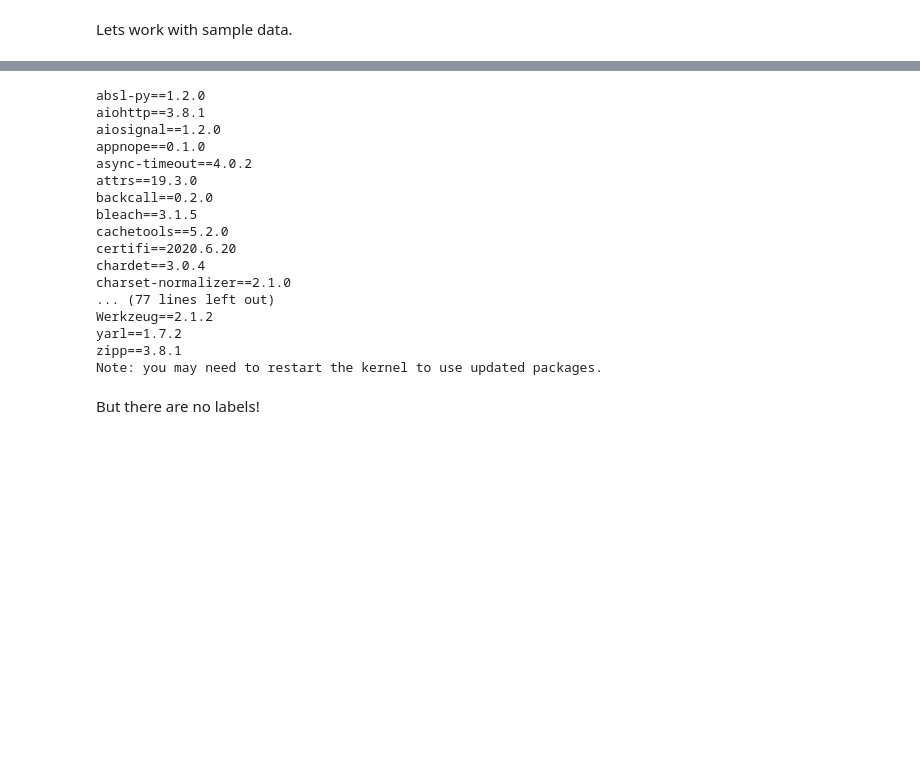
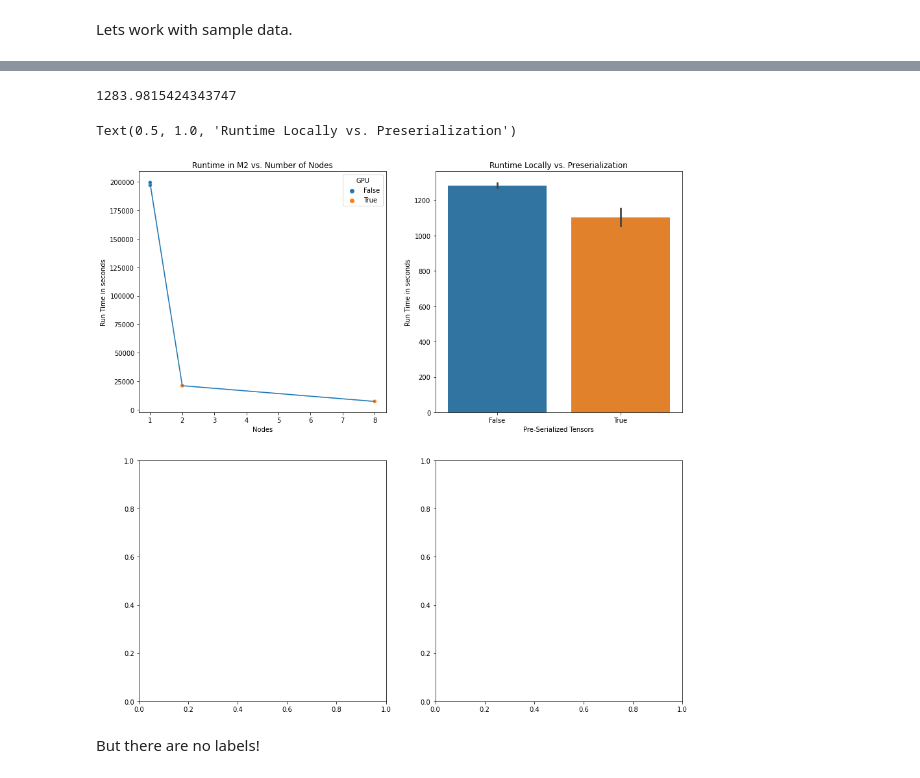
Before and after one commit to RiccoFerraro/msds_hpc_project_ricco_ferraro, a Jupyter notebook: notebooks/pytorch-diabetic-retinopathy.ipynb, the cells around one changed output, grey strips where cells are left out. Cells and saved outputs as stored; diff of their text form; code cells hidden in the pictures; blank space fills up the shorter version.

```diff
--- a/notebooks/pytorch-diabetic-retinopathy.ipynb
+++ b/notebooks/pytorch-diabetic-retinopathy.ipynb
@@ -21,25 +21,34 @@ WARNING: You are using pip version 20.1.1; however, version 22.1.2 is available.
 You should consider upgrading via the '/Library/Frameworks/Python.framework/Versions/3.8/bin/python3.8 -m pip install --upgrade pip' command.
 Note: you may need to restart the kernel to use updated packages.
-# %%
-pip freeze
-# %% [output]
-absl-py==1.2.0
-aiohttp==3.8.1
-aiosignal==1.2.0
-appnope==0.1.0
-async-timeout==4.0.2
-attrs==19.3.0
-backcall==0.2.0
-bleach==3.1.5
-cachetools==5.2.0
-certifi==2020.6.20
-chardet==3.0.4
-charset-normalizer==2.1.0
-... (77 lines left out)
-Werkzeug==2.1.2
-yarl==1.7.2
-zipp==3.8.1
-Note: you may need to restart the kernel to use updated packages.
+# %%
+import numpy as np
+np.mean([1271.0400450229645, 1296.9230398457849 ])
+# %% [output]
+1283.9815424343747
+# %%
+node = [1, 1, 2, 2, 2, 2, 8, 8]
+gpu = [False, False, True,  True, True,  True, True,  True]
+runTime = [197146.97274017334, 199454.64568400383, 21016.801413297653, 21281.795115232468, 21172.826137065887, 21067.387937784195, 7339.133647680283,7304.014988899231]
+
+df_m2 = pd.DataFrame.from_dict({'node':node, 'gpu':gpu, 'runTime': runTime})
+
+fig, ax = plt.subplots(nrows=2, ncols=2, figsize=(15,15))
+sns.scatterplot(data=df_m2, x='node', y='runTime', ax=ax[0,0], hue='gpu')
+sns.lineplot(data=df_m2, x='node', y='runTime', ax=ax[0,0])
+ax[0,0].set_xlabel("Nodes")
+ax[0,0].set_ylabel("Run Time in seconds")
+ax[0,0].set_title("Runtime in M2 vs. Number of Nodes")
+ax[0,0].legend(title='GPU')
+
+
+df_local =  pd.DataFrame.from_dict({'serialized':[True, True, False, False], 'runTime': [1153.6431467533112, 1053.66729369484, 1271.0400450229645, 1296.9230398457849]})
+sns.barplot(data=df_local,  x = 'serialized', y='runTime', ax=ax[0,1])
+ax[0,1].set_xlabel("Pre-Serialized Tensors")
+ax[0,1].set_ylabel("Run Time in seconds")
+ax[0,1].set_title("Runtime Locally vs. Preserialization")
+# %% [output]
+Text(0.5, 1.0, 'Runtime Locally vs. Preserialization')
+[figure, added]
 # %%
 import os
 import ssl
```
Also changed, not shown: parts of 1 cell of this notebook, 3 other files.
